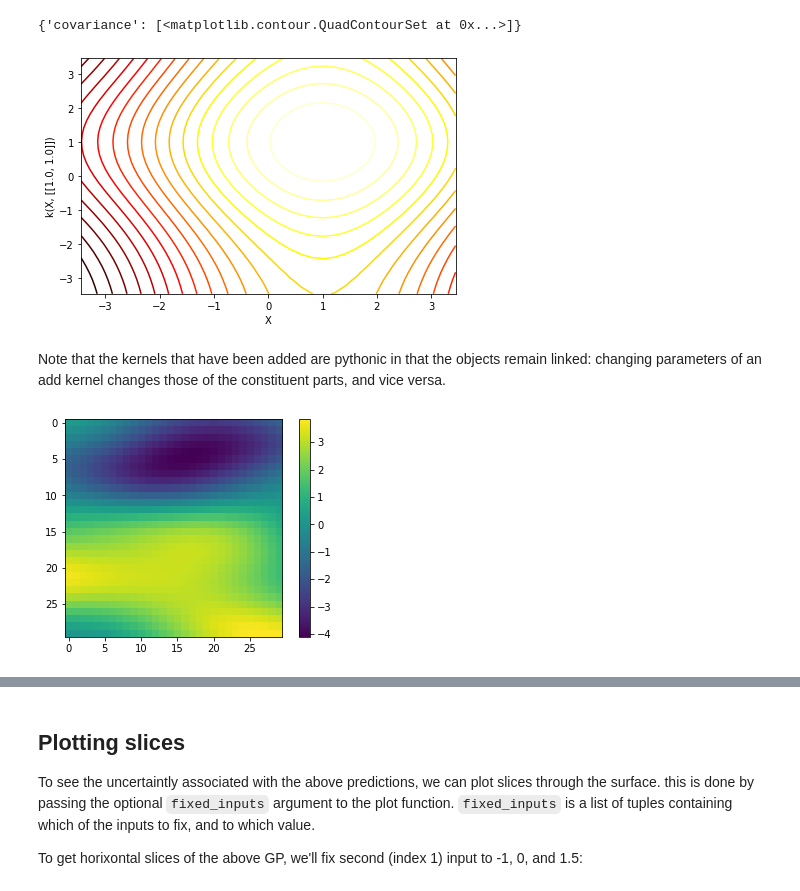
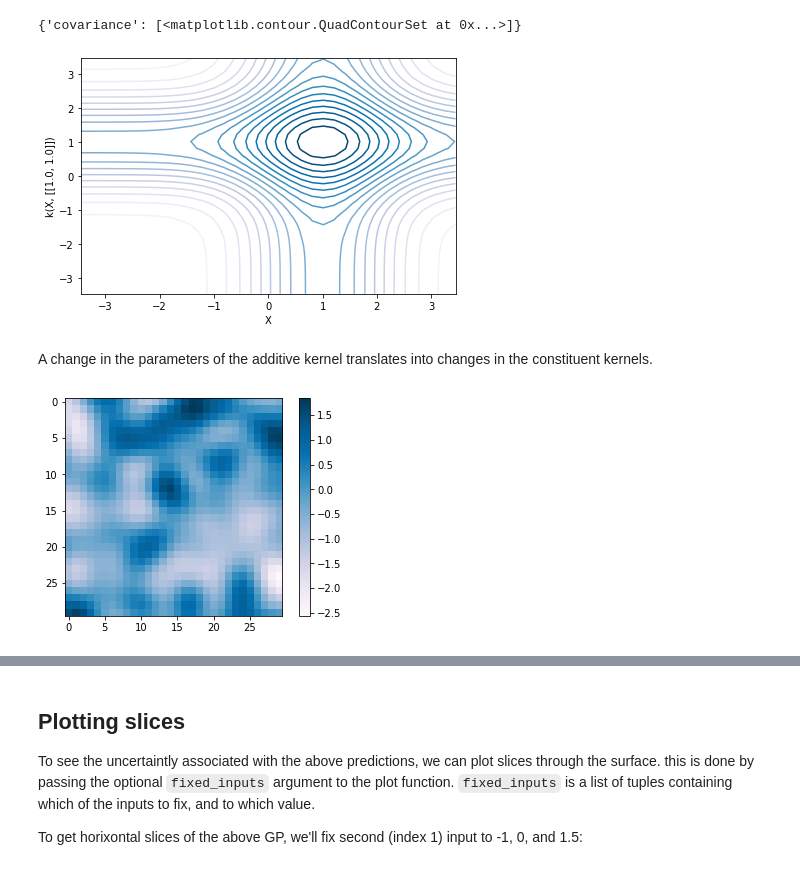
Before and after one commit to jwwtc/code, a Jupyter notebook: gaussian_process_regression/twod_gp.ipynb, the cells around one changed output, grey strips where cells are left out. Drawn from its saved outputs; the diff is of its cells as text; code cells hidden in the pictures.

```diff
--- a/gaussian_process_regression/twod_gp.ipynb
+++ b/gaussian_process_regression/twod_gp.ipynb
@@ -63,0 +72,10 @@ k_prod.plot()
+# %%
+# SE - ARD Kernel
+
+k = GPy.kern.RBF(input_dim=2, lengthscale=2, ARD=True)
+k.plot(cmap="PuBu")
+
+#k2 = GPy.kern.RBF(2, ARD=True)
+
+#k_prod = k1 * k2
+#k_prod.plot(cmap="PuBu_r")
@@ -64,30 +85,29 @@ k_prod.plot()
 # %%
-# sum of kernels
+# Additive Kernel
 
-k5 = GPy.kern.RBF(1, 1, 2, active_dims=[0])
-k6 = GPy.kern.RBF(1, 3, 3, active_dims=[1])
+k3 = GPy.kern.RBF(1, active_dims=[0])
+k4 = GPy.kern.RBF(1, active_dims=[1])
 
-k_add = k5 + k6
-k_add.plot()
+k_add = k3 + k4
+k_add.plot(cmap="PuBu")
 # %% [output]
 {'covariance': [<matplotlib.contour.QuadContourSet at 0x...>]}
-[figure, old version]
+[figure, new version]
-# %% [markdown]
-Note that the kernels that have been added are pythonic in that the objects remain linked: changing parameters of an add kernel changes those of the constituent parts, and vice versa.
+# %% [markdown]
+A change in the parameters of the additive kernel translates into changes in the constituent kernels.
 # %%
 #plotting function for kernel
 
 def plot_sample(k):
-    xx, yy = np.mgrid[-3:3:30j, -3:3:30j]
+    xx, yy = np.mgrid[-10:10:30j, -10:10:30j]
     X = np.vstack((xx.flatten(), yy.flatten())).T
     K = k.K(X)
     s = np.random.multivariate_normal(np.zeros(X.shape[0]), K)
-    #plt.contourf(xx, yy, s.reshape(*xx.shape), cmap=plt.cm.hot)
-    plt.imshow(s.reshape(*xx.shape), interpolation='nearest')
+    plt.imshow(s.reshape(*xx.shape), interpolation='nearest', cmap="PuBu")
     plt.colorbar()
 
-plot_sample(k_prod)
+plot_sample(k)
 # %% [output]
-[figure, old version]
+[figure, new version]
 # %%
 # regression models
```
Also changed, not shown: parts of 26 cells of this notebook, 3 other files.
